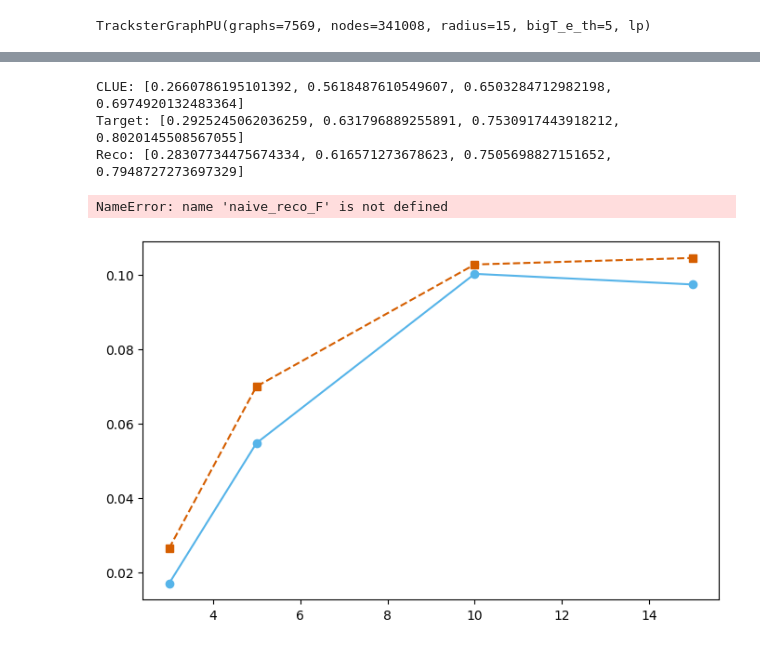
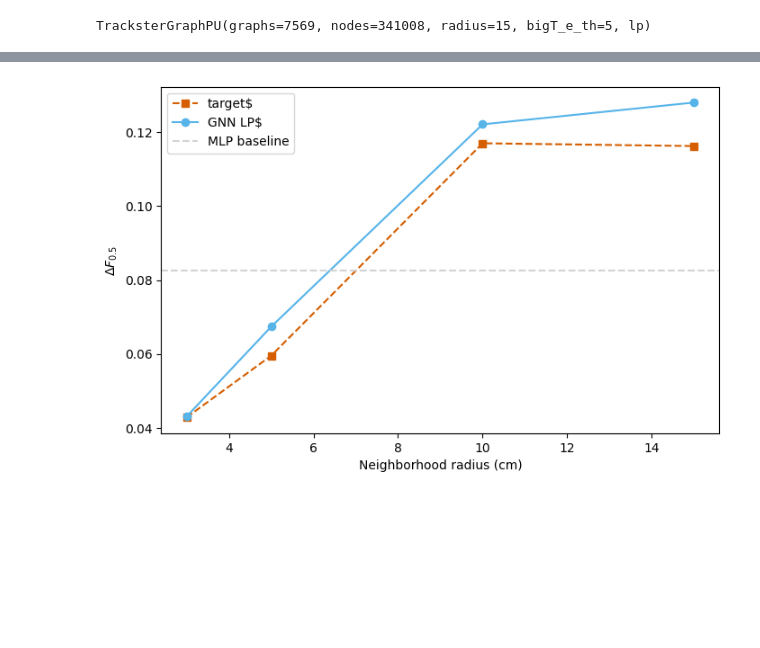
Before and after one commit to edcuba/hgcal-pattern-reco, a Jupyter notebook: train_graph_net_link_prediction_PU.ipynb, the cells around one changed output, grey strips where cells are left out. Cells and saved outputs as stored; diff of their text form; code cells hidden in the pictures; blank space fills up the shorter version.

```diff
--- a/train_graph_net_link_prediction_PU.ipynb
+++ b/train_graph_net_link_prediction_PU.ipynb
@@ -45,7 +93,6 @@ ds = TracksterGraph(
     radius=15,
     bigT_e_th=5,
     link_prediction=True,
-    pileup=True,
 )
 ds
 # %% [output]
@@ -73,26 +126,29 @@ class LinkPredictionNet(nn.Module):
 
         hdim1 = 32
         hdim2 = 64
+        hdim3 = 64
         hdim_fc = 128
 
-        self.edgeconv1 = DynamicEdgeConvBlock(input_dim, hdim1, k=8)
-        self.edgeconv2 = DynamicEdgeConvBlock(hdim1, hdim2, k=8)
+        self.input_edgeconv = EdgeConvBlock(input_dim, hdim1)
+        self.edgeconv1 = DynamicEdgeConvBlock(hdim1, hdim2, k=8)
+        self.edgeconv2 = DynamicEdgeConvBlock(hdim2, hdim3, k=8)
 
         # Edge features from node embeddings for classification
         self.nodenetwork = nn.Sequential(
-            nn.Linear(2 * hdim2, hdim_fc),
+            nn.Linear(2 * hdim3, hdim_fc),
             nn.Sigmoid(),
             nn.Dropout(dropout),
             nn.Linear(hdim_fc, output_dim),
         )
 
-    def forward(self, X, edge_index, batch=None):
-        H0 = X #self.norm(X, batch)
+    def forward(self, X, pos, edge_index, batch=None):
+
+        # only use the pos for the initial knn
+        init_knn = knn_graph(pos, batch=batch, k=8, loop=False)
+        H0 = self.input_edgeconv(X, init_knn)
         H1 = self.edgeconv1(H0, batch=batch)
         H2 = self.edgeconv2(H1, batch=batch)
 
-        H3 = H2
-
         src, dst = edge_index
-        edges = torch.cat([H3[src], H3[dst]], dim=-1)
+        edges = torch.cat([H2[src], H2[dst]], dim=-1)
         return self.nodenetwork(edges).squeeze(-1)
@@ -129,4 +155,4 @@ def test_link_prediction(model, device, loss_func, test_dl):
 # %%
-model = LinkPredictionNet(input_dim=ds.data.x.shape[1])
-epochs = 101
-model_path = f"models/LinkPredictionNet.PnetL.ns.{epochs}e-{ds_name}.r{ds.RADIUS}.e{ds.bigT_e_th}.f{ds.N_FILES}.pt"
+model = LinkPredictionNet(input_dim=ds.x.shape[1])
+epochs = 51
+model_path = f"{model_dir}/LinkPredictionNet.{epochs}e-{ds_name}.r{ds.RADIUS}.e{ds.bigT_e_th}.f{ds.N_FILES}.pt"
@@ -203,13 +226,10 @@ TH: 0.52 precision: 0.884 recall: 0.722 fbeta: 0.846 b_acc: 0.828
 # %%
-import uproot
 import matplotlib.pyplot as plt
-import numpy as np
 from reco.data import get_event_data
 from reco.evaluation import model_evaluation
-from reco.dummy import DummyPleaser
 
-file_name = f"{raw_dir}/new_ntuples_15643817_2.root"
-cluster_data, trackster_data, simtrackster_data, assoc_data = get_event_data(file_name, pileup=True)
+file_name = f"{raw_dir}/test/test_samples_1.root"
+cluster_data, trackster_data, simtrackster_data, assoc_data = get_event_data(file_name)
 # %%
 r_ranges = [3, 5, 10, 15]
 results = []
@@ -258,29 +278,16 @@ mean n_tracksters:      P: 0.950 R: 1.250 F: 1.250
-# %%
-print("CLUE:", clue3D_F)
-print("Target:", target_F)
-print("Reco:", model_reco_F)
-# %% [output]
-CLUE: [0.2660786195101392, 0.5618487610549607, 0.6503284712982198, 0.6974920132483364]
-Target: [0.2925245062036259, 0.631796889255891, 0.7530917443918212, 0.8020145508567055]
-Reco: [0.28307734475674334, 0.616571273678623, 0.7505698827151652, 0.7948727273697329]
 # %%
 fig = plt.figure(figsize=(8, 5))
 
 ax = fig.add_subplot(111)
 
-ax.plot(r_ranges[:6], (np.array(target_F) - np.array(clue3D_F))[:6], '--s', label="target $\Delta F_{0.5}$", c="#D55E00")
-ax.plot(r_ranges[:6], (np.array(model_reco_F) - np.array(clue3D_F))[:6], '-o', label="GNN LP $\Delta F_{0.5}$", c="#56B4E9")
-# ax.plot(r_ranges[:6], (np.array(naive_reco_F) - np.array(clue3D_F))[:6], '-v', label="naive $\Delta F_{0.5}$", c="#E69F00")
-
-ax.axhline(max(np.array(naive_reco_F) - np.array(clue3D_F)), label="baseline", c="lightgray", linestyle="--")
+ax.plot(r_ranges[:6], (np.array(target_F) - np.array(clue3D_F))[:6], '--s', label="target$", c="#D55E00")
+ax.plot(r_ranges[:6], (np.array(model_reco_F) - np.array(clue3D_F))[:6], '-o', label="GNN LP$", c="#56B4E9")
+ax.axhline(0.0825, label="MLP baseline", c="lightgray", linestyle="--")
 
 ax.legend()
 ax.set_xlabel("Neighborhood radius (cm)")
 ax.set_ylabel("$\Delta F_{0.5}$")
-ax.set_ylim((-0.1, 0.1))
 
-fig.savefig(f'export/{ds_name}-e5-graph-lp-de-radius-plot.png', dpi=300, bbox_inches='tight', transparent=True)
 plt.show()
 # %% [output]
-NameError: name 'naive_reco_F' is not defined
-[figure, old version]
+[figure, new version]
```
Also changed, not shown: parts of 23 cells of this notebook, 4 other files.
